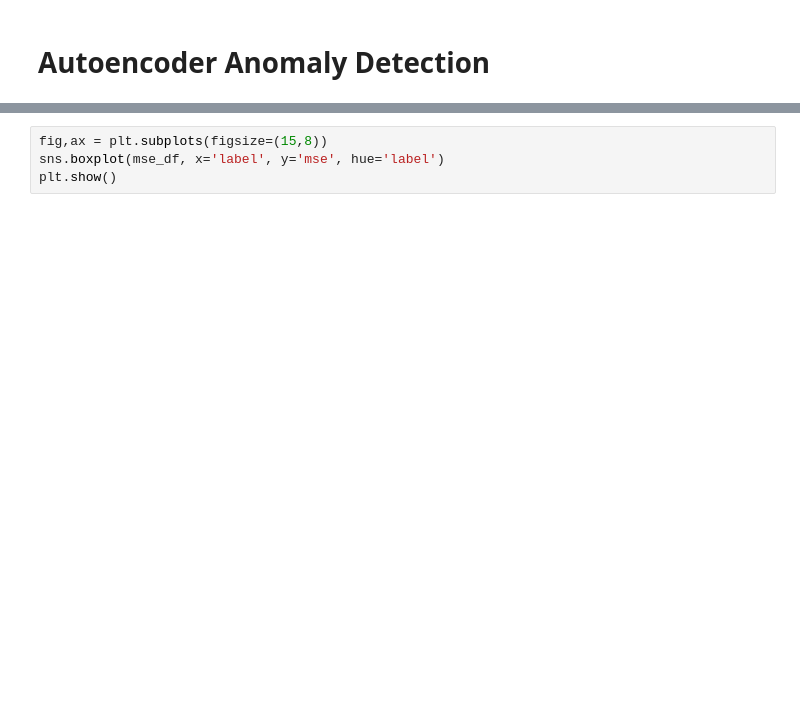
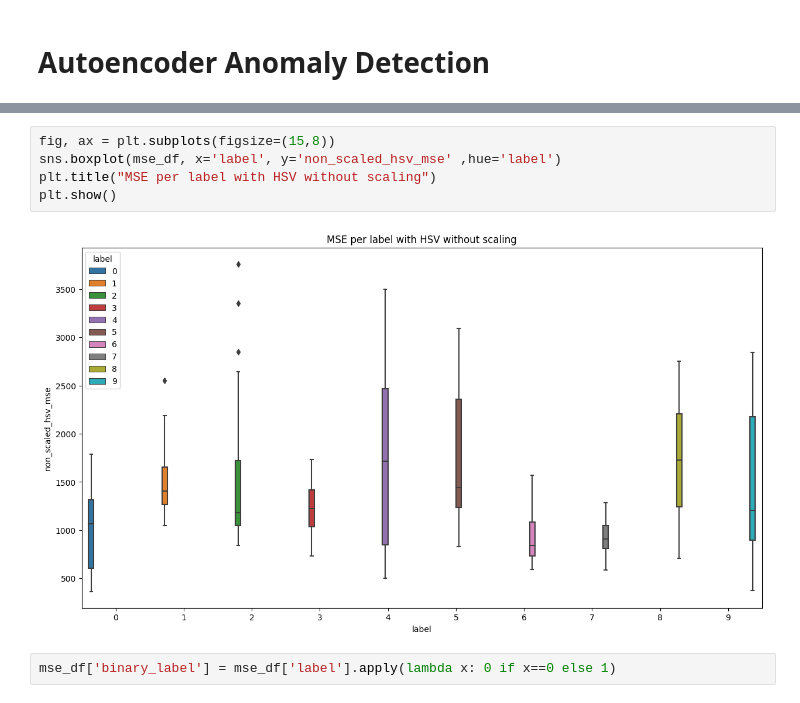
Before and after one commit to seanhyper/plant_disease_ds, a Jupyter notebook: exploration.ipynb, the cells around one changed output, grey strips where cells are left out. Cells and saved outputs as stored; diff of their text form; blank space fills up the shorter version.

```diff
--- a/exploration.ipynb
+++ b/exploration.ipynb
@@ -595,4 +684,9 @@ plt.show()
 # %%
-fig,ax = plt.subplots(figsize=(15,8))
-sns.boxplot(mse_df, x='label', y='mse', hue='label')
+fig, ax = plt.subplots(figsize=(15,8))
+sns.boxplot(mse_df, x='label', y='non_scaled_hsv_mse' ,hue='label')
+plt.title("MSE per label with HSV without scaling")
 plt.show()
+# %% [output]
+[figure, added]
+# %%
+mse_df['binary_label'] = mse_df['label'].apply(lambda x: 0 if x==0 else 1)
```
Also changed, not shown: parts of 21 cells of this notebook, 1 other file.
